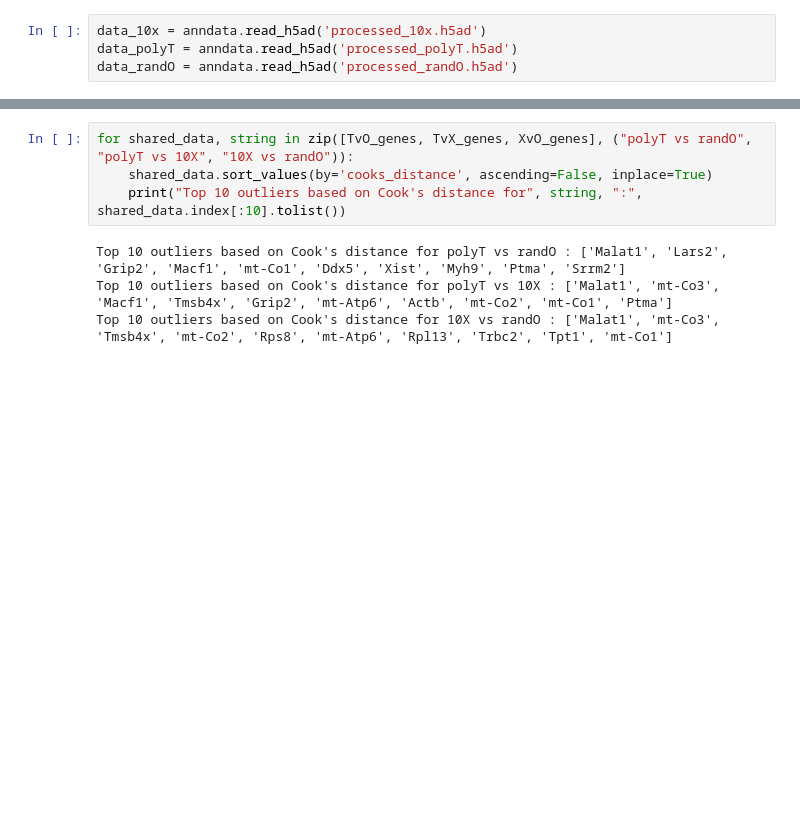
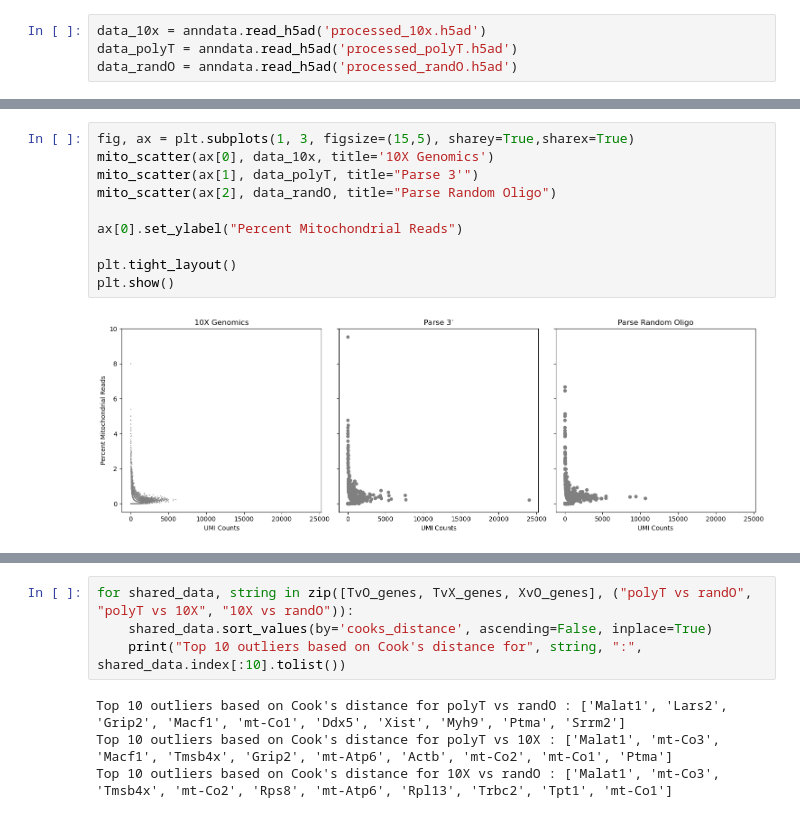
Before and after one commit to mcaskey6/10XvParse, a Jupyter notebook: Analysis 1/combo_test.ipynb, the cells around one changed output, grey strips where cells are left out. Cells and saved outputs as stored; diff of their text form; blank space fills up the shorter version.

```diff
--- a/Analysis 1/combo_test.ipynb
+++ b/Analysis 1/combo_test.ipynb
@@ -15,0 +73,12 @@ data_randO = anndata.read_h5ad('processed_randO.h5ad')
+# %%
+fig, ax = plt.subplots(1, 3, figsize=(15,5), sharey=True,sharex=True)
+mito_scatter(ax[0], data_10x, title='10X Genomics')
+mito_scatter(ax[1], data_polyT, title="Parse 3'")
+mito_scatter(ax[2], data_randO, title="Parse Random Oligo")
+
+ax[0].set_ylabel("Percent Mitochondrial Reads")
+
+plt.tight_layout()
+plt.show()
+# %% [output]
+[figure, added]
```
Also changed, not shown: parts of 10 cells of this notebook.
